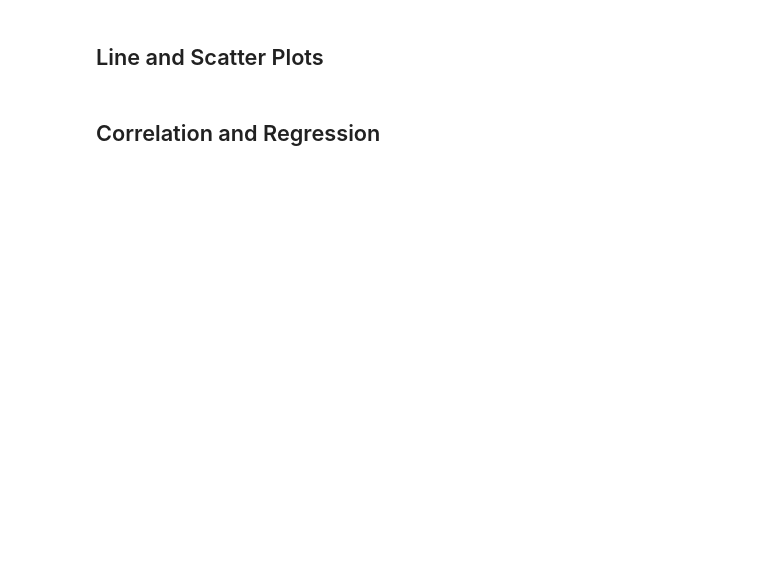
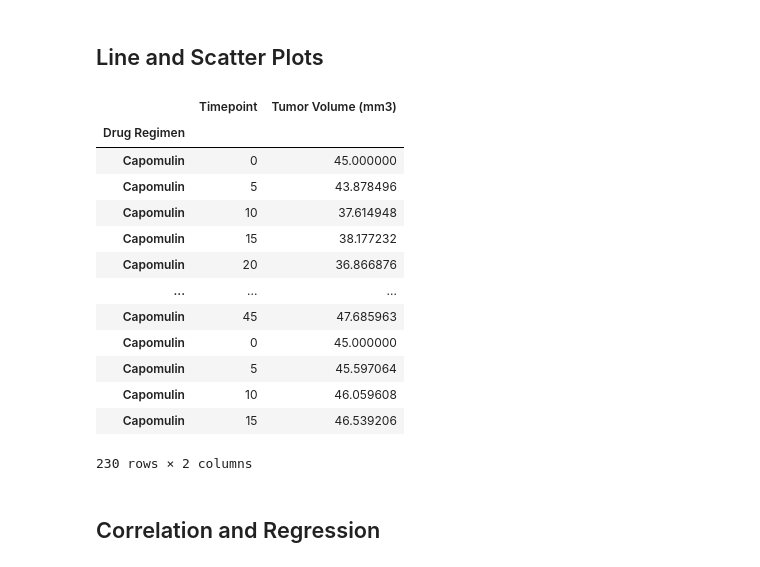
Before and after one commit to msckat11/matplotlib-challenge, a Jupyter notebook: pymaceuticals_starter.ipynb, the cells around one changed output. Saved outputs shown, nothing was run; the diff lists cells and outputs as text; code cells hidden in the pictures; blank space fills up the shorter version.

```diff
--- a/pymaceuticals_starter.ipynb
+++ b/pymaceuticals_starter.ipynb
@@ -267,6 +291,27 @@ plt.title
 ## Line and Scatter Plots
 # %%
 # Generate a line plot of time point versus tumor volume for a mouse treated with Capomulin
+clean_index
+
+drug_index = clean_index.set_index("Drug Regimen")
+capomulin_data = drug_index.loc[["Capomulin"], :]
+cap_data = capomulin_data[["Timepoint", "Tumor Volume (mm3)"]]
+cap_data
+# %% [output]
+|  | Timepoint | Tumor Volume (mm3) |
+| Drug Regimen |  |  |
+| Capomulin | 0 | 45.000000 |
+| Capomulin | 5 | 43.878496 |
+| Capomulin | 10 | 37.614948 |
+| Capomulin | 15 | 38.177232 |
+| Capomulin | 20 | 36.866876 |
+| ... | ... | ... |
+| Capomulin | 45 | 47.685963 |
+| Capomulin | 0 | 45.000000 |
+| Capomulin | 5 | 45.597064 |
+| Capomulin | 10 | 46.059608 |
+| Capomulin | 15 | 46.539206 |
+230 rows × 2 columns
 # %%
 # Generate a scatter plot of mouse weight versus average tumor volume for the Capomulin regimen
 # %% [markdown]
```
Also changed, not shown: parts of 4 cells of this notebook.
